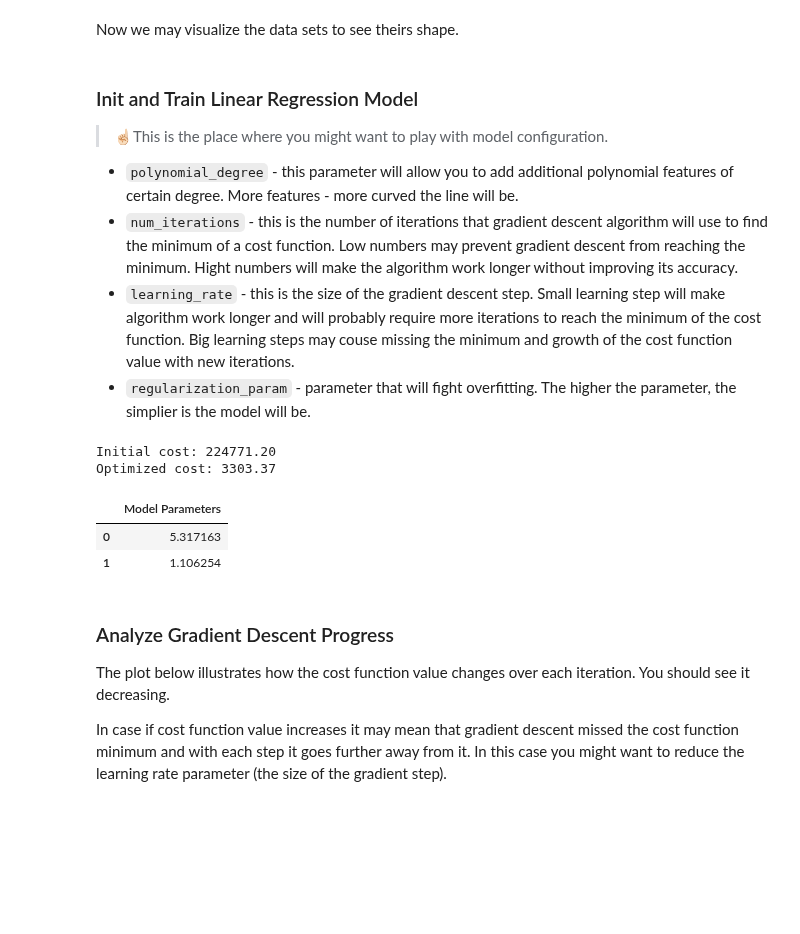
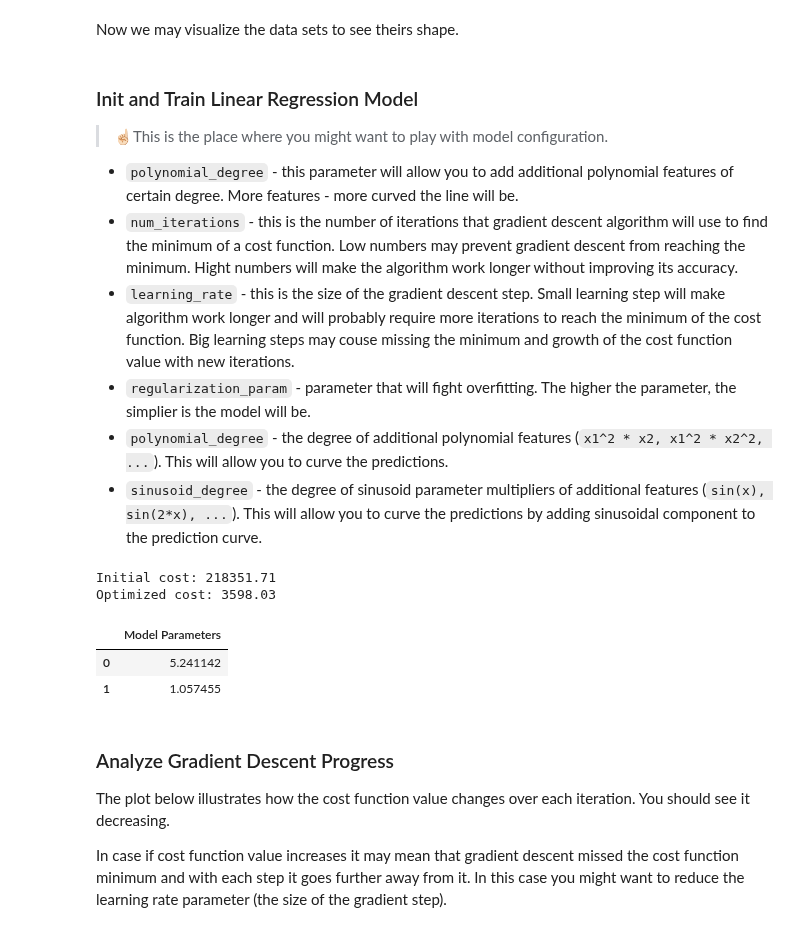
Before and after one commit to trekhleb/homemade-machine-learning, a Jupyter notebook: notebooks/linear_regression/univariate_linear_regression_demo.ipynb, the cells around one changed output. Drawn from its saved outputs; the diff is of its cells as text; code cells hidden in the pictures; blank space fills up the shorter version.

```diff
--- a/notebooks/linear_regression/univariate_linear_regression_demo.ipynb
+++ b/notebooks/linear_regression/univariate_linear_regression_demo.ipynb
@@ -102,36 +102,39 @@ Now we may visualize the data sets to see theirs shape.
 - `num_iterations` - this is the number of iterations that gradient descent algorithm will use to find the minimum of a cost function. Low numbers may prevent gradient descent from reaching the minimum. Hight numbers will make the algorithm work longer without improving its accuracy.
 - `learning_rate` - this is the size of the gradient descent step. Small learning step will make algorithm work longer and will probably require more iterations to reach the minimum of the cost function. Big learning steps may couse missing the minimum and growth of the cost function value with new iterations.
 - `regularization_param` - parameter that will fight overfitting. The higher the parameter, the simplier is the model will be.
+- `polynomial_degree` - the degree of additional polynomial features (`x1^2 * x2, x1^2 * x2^2, ...`). This will allow you to curve the predictions.
+- `sinusoid_degree` - the degree of sinusoid parameter multipliers of additional features (`sin(x), sin(2*x), ...`). This will allow you to curve the predictions by adding sinusoidal component to the prediction curve.
 # %%
 # Set up linear regression parameters.
 num_iterations = 500  # Number of gradient descent iterations.
 regularization_param = 0  # Helps to fight model overfitting.
 learning_rate = 0.01  # The size of the gradient descent step.
-polynomial_degree = 3  # The degree of additional polynomial features.
+polynomial_degree = 0  # The degree of additional polynomial features.
+sinusoid_degree = 0  # The degree of sinusoid parameter multipliers of additional features.
 
 # Init linear regression instance.
-linear_regression = LinearRegression(x_train, y_train, polynomial_degree)
+linear_regression = LinearRegression(x_train, y_train, polynomial_degree, sinusoid_degree)
 
 # Train linear regression.
 (theta, cost_history) = linear_regression.train(
     learning_rate,
     regularization_param,
     num_iterations
 )
 
 # Print training results.
 print('Initial cost: {:.2f}'.format(cost_history[0]))
 print('Optimized cost: {:.2f}'.format(cost_history[-1]))
 
 # Print model parameters
 theta_table = pd.DataFrame({'Model Parameters': theta.flatten()})
 theta_table.head()
 # %% [output]
-Initial cost: 224771.20
-Optimized cost: 3303.37
+Initial cost: 218351.71
+Optimized cost: 3598.03
 |  | Model Parameters |
-| 0 | 5.317163 |
-| 1 | 1.106254 |
+| 0 | 5.241142 |
+| 1 | 1.057455 |
 # %% [markdown]
 ### Analyze Gradient Descent Progress
 
```
Also changed, not shown: parts of 6 cells of this notebook, 7 other files.
